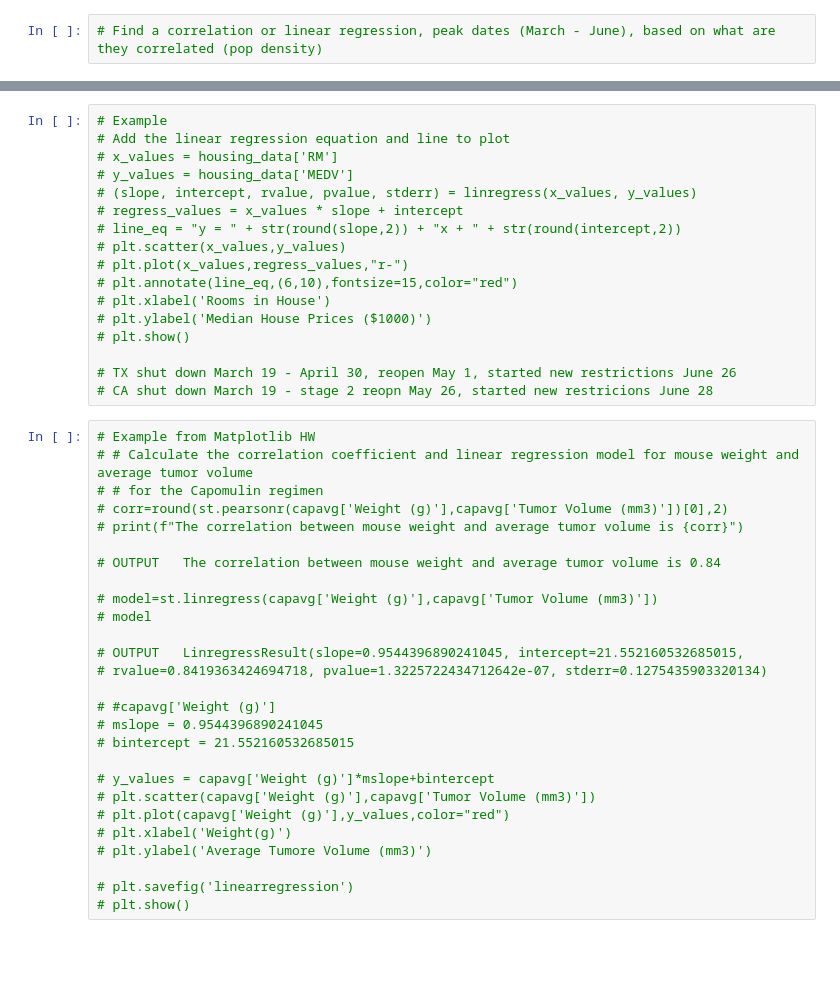
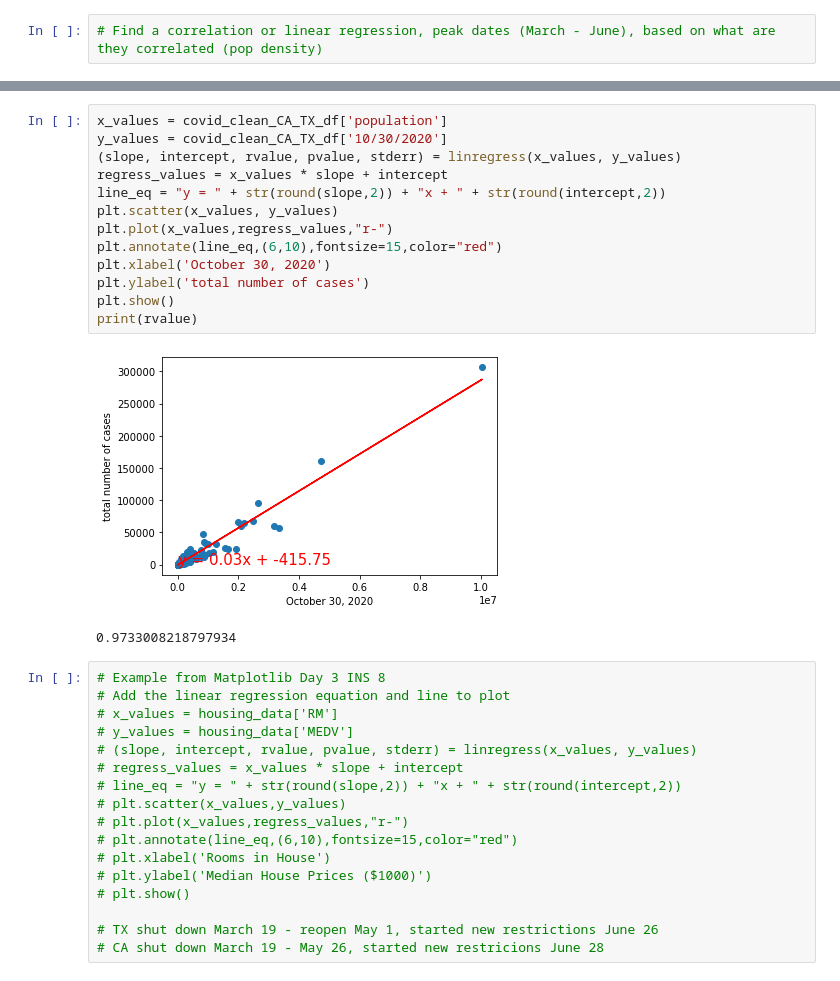
Before and after one commit to shadiaduery/bootcamp-group_project-1, a Jupyter notebook: Linear_Regression.ipynb, the cells around one changed output, grey strips where cells are left out. Cells and saved outputs as stored; diff of their text form; blank space fills up the shorter version.

```diff
--- a/Linear_Regression.ipynb
+++ b/Linear_Regression.ipynb
@@ -56,5 +76,21 @@ plt.show()
+# %%
+x_values = covid_clean_CA_TX_df['population']
+y_values = covid_clean_CA_TX_df['10/30/2020']
+(slope, intercept, rvalue, pvalue, stderr) = linregress(x_values, y_values)
+regress_values = x_values * slope + intercept
+line_eq = "y = " + str(round(slope,2)) + "x + " + str(round(intercept,2))
+plt.scatter(x_values, y_values)
+plt.plot(x_values,regress_values,"r-")
+plt.annotate(line_eq,(6,10),fontsize=15,color="red")
+plt.xlabel('October 30, 2020')
+plt.ylabel('total number of cases')
+plt.show()
+print(rvalue)
+# %% [output]
+[figure, added]
+0.9733008218797934
 # %%
-# Example
+# Example from Matplotlib Day 3 INS 8
 # Add the linear regression equation and line to plot
 # x_values = housing_data['RM']
 # y_values = housing_data['MEDV']
@@ -68,32 +104,5 @@ plt.show()
 # plt.ylabel('Median House Prices ($1000)')
 # plt.show()
 
-# TX shut down March 19 - April 30, reopen May 1, started new restrictions June 26
-# CA shut down March 19 - stage 2 reopn May 26, started new restricions June 28
+# TX shut down March 19 - reopen May 1, started new restrictions June 26
+# CA shut down March 19 - May 26, started new restricions June 28
-# %%
-# Example from Matplotlib HW
-# # Calculate the correlation coefficient and linear regression model for mouse weight and average tumor volume
-# # for the Capomulin regimen
-# corr=round(st.pearsonr(capavg['Weight (g)'],capavg['Tumor Volume (mm3)'])[0],2)
-# print(f"The correlation between mouse weight and average tumor volume is {corr}")
-
-# OUTPUT   The correlation between mouse weight and average tumor volume is 0.84
-
-# model=st.linregress(capavg['Weight (g)'],capavg['Tumor Volume (mm3)'])
-# model
-
-# OUTPUT   LinregressResult(slope=0.9544396890241045, intercept=21.552160532685015,
-# rvalue=0.8419363424694718, pvalue=1.3225722434712642e-07, stderr=0.1275435903320134)
-
-# #capavg['Weight (g)']
-# mslope = 0.9544396890241045
-# bintercept = 21.552160532685015
-
-# y_values = capavg['Weight (g)']*mslope+bintercept
-# plt.scatter(capavg['Weight (g)'],capavg['Tumor Volume (mm3)'])
-# plt.plot(capavg['Weight (g)'],y_values,color="red")
-# plt.xlabel('Weight(g)')
-# plt.ylabel('Average Tumore Volume (mm3)')
-
-# plt.savefig('linearregression')
-# plt.show()
```
Also changed, not shown: parts of 6 cells of this notebook, 1 other file.
